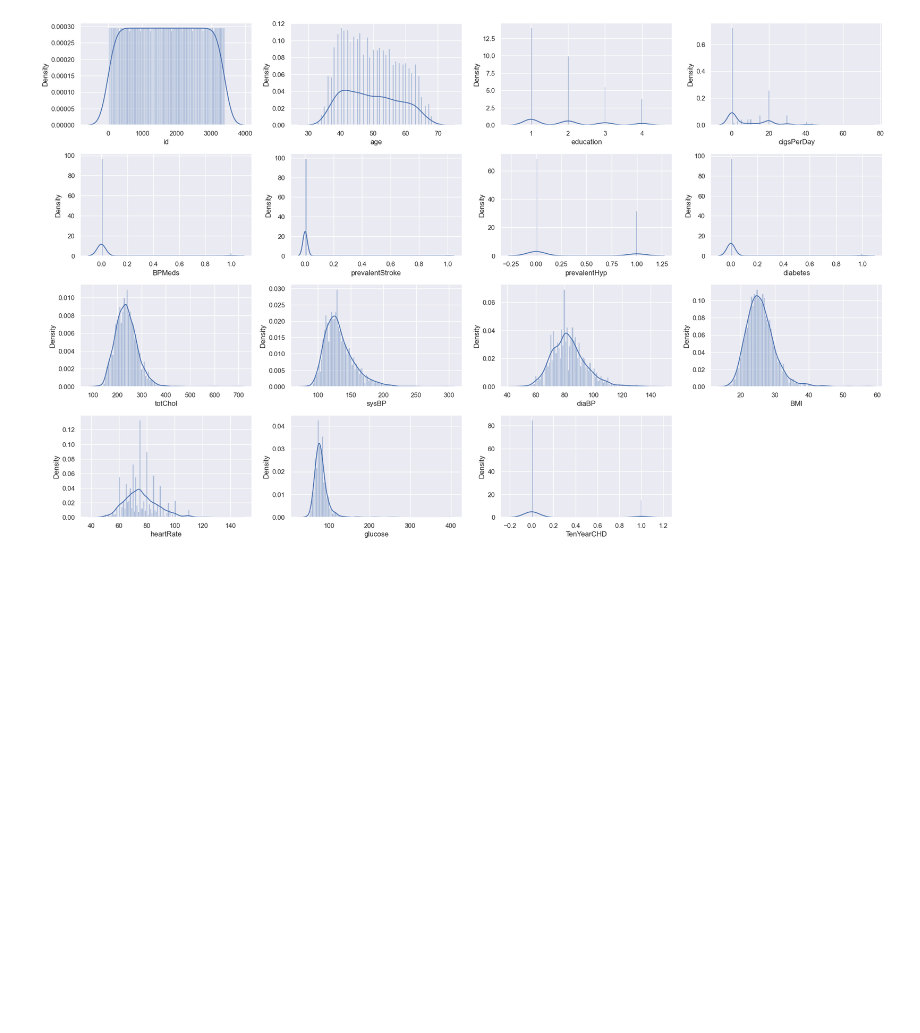
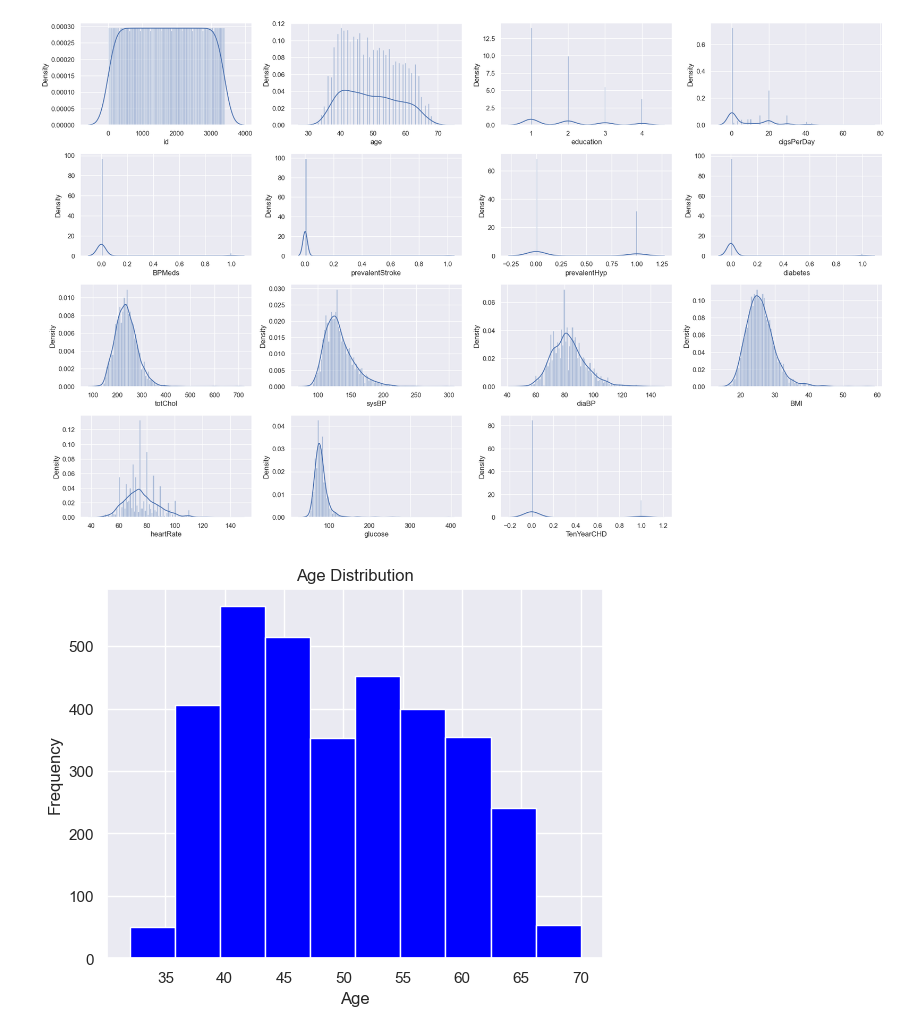
Before and after one commit to Vrishali04/Cardiovascular_Risk_Prediction_Classification_Capstone_Project, a Jupyter notebook: Cardiovascular_risk_prediction_classification_capstone_project_final.ipynb, the cells around one changed output. Cells and saved outputs as stored; diff of their text form; code cells hidden in the pictures; blank space fills up the shorter version.

```diff
--- a/Cardiovascular_risk_prediction_classification_capstone_project_final.ipynb
+++ b/Cardiovascular_risk_prediction_classification_capstone_project_final.ipynb
@@ -74,3 +74,11 @@ for column in columns:
     plt.tight_layout()
 # %% [output]
 [figure]
+# %%
+plt.hist(data['age'], bins=10, color='blue')
+plt.xlabel('Age')
+plt.ylabel('Frequency')
+plt.title('Age Distribution')
+plt.show()
+# %% [output]
+[figure, added]
```
Also changed, not shown: parts of 18 cells of this notebook.
